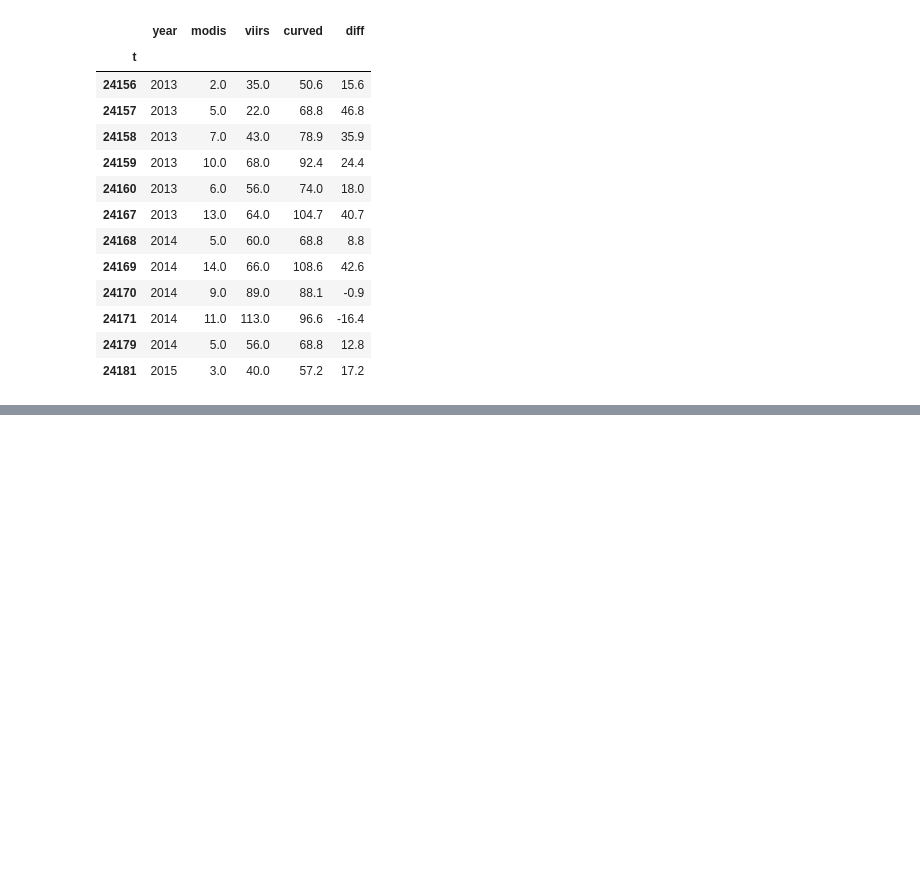
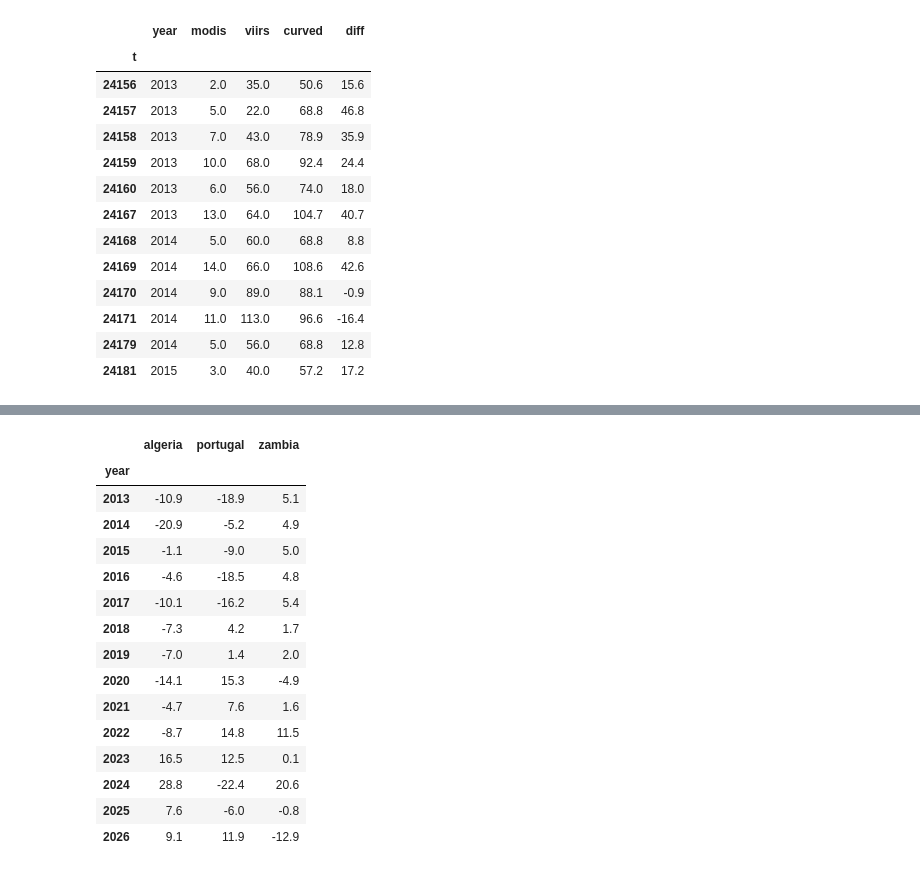
Before and after one commit to BEramZZZ/space-apps-fire, a Jupyter notebook: notebooks/training.ipynb, the cells around one changed output, grey strips where cells are left out. Cells and saved outputs as stored; diff of their text form; code cells hidden in the pictures; blank space fills up the shorter version.

```diff
--- a/notebooks/training.ipynb
+++ b/notebooks/training.ipynb
@@ -373,0 +518,14 @@ display(q.round(1))
+# %%
+RAW = Path("../data/raw") / REGION
+for f in ["modis_archive.csv", "modis_nrt.csv", "viirs_archive.csv", "viirs_nrt.csv"]:
+    p = RAW / f
+    if not p.exists():
+        print(f, "missing"); continue
+    head = pd.read_csv(p, nrows=3)
+    n, yrs = 0, {}
+    for ch in pd.read_csv(p, usecols=["acq_date"], chunksize=500_000):
+        n += len(ch)
+        for y, c in ch.acq_date.str[:4].value_counts().items():
+            yrs[y] = yrs.get(y, 0) + c
+    print(f"\n{f}: {n:,} rows | columns: {list(head.columns)}")
+    print({y: yrs[y] for y in sorted(yrs)})
@@ -373,0 +559,68 @@ display(q.round(1))
+# %%
+def region_tot(region):
+    m = prep(pd.read_parquet(PROC / f"{region}_grid_m.parquet"), "modis").groupby(level="t").sum()
+    v = prep(pd.read_parquet(PROC / f"{region}_grid_v.parquet"), "viirs").groupby(level="t").sum()
+    t = pd.DataFrame({"modis": m, "viirs": v}).reindex(range(T0, T1 + 1)).fillna(0)
+    return t.drop(index=out_t, errors="ignore") if region == "algeria" else t
+
+R = {r: region_tot(r) for r in ("algeria", "portugal", "zambia")}
+
+# (1) does the yearly bias pattern repeat across regions? (straight fit on each region's 2016+)
+yb_r = {}
+for r, t in R.items():
+    p = fit_loglog_smear(t[t.index // 12 >= TRAIN_FROM])
+    a = t[t.viirs > 0].copy(); a["year"] = a.index // 12
+    a["pred"] = pred_loglog_smear(p, a.modis)
+    yb_r[r] = 100 * (a.groupby("year").pred.sum() / a.groupby("year").viirs.sum() - 1)
+yb_r = pd.DataFrame(yb_r)
+display(yb_r.round(1))
+print("correlation of yearly bias between regions:"); display(yb_r.corr().round(2))
+
+# (2) predict Algeria's hidden 2013-2015 totals three ways (log-log, no smearing, for a fair comparison)
+def design(t, region):
+    x = np.log(t.modis + 1).to_numpy()
+    onehot = np.column_stack([(region == r) * 1.0 for r in R])
+    return x, onehot
+rows = {}
+tr_parts = {r: t[(t.index // 12 >= TRAIN_FROM) & (t.viirs > 0)] for r, t in R.items()}
+te_alg = R["algeria"][(R["algeria"].index // 12 <= 2015) & (R["algeria"].viirs > 0)]
+y_te = te_alg.viirs.to_numpy()
+
+def score(pred):
+    return {"median monthly err (%)": 100 * np.median(np.abs(y_te - pred) / y_te),
+            "total bias (%)": 100 * (pred.sum() / y_te.sum() - 1)}
+
+# a) Algeria only
+x, y = np.log(tr_parts["algeria"].modis + 1), np.log(tr_parts["algeria"].viirs + 1)
+b, a = np.polyfit(x, y, 1)
+rows["Algeria only"] = score(np.exp(a + b * np.log(te_alg.modis + 1)) - 1)
+
+# b) all regions pooled, one line
+X = np.concatenate([np.log(t.modis + 1) for t in tr_parts.values()])
+Y = np.concatenate([np.log(t.viirs + 1) for t in tr_parts.values()])
+b, a = np.polyfit(X, Y, 1)
+rows["pooled, no region term"] = score(np.exp(a + b * np.log(te_alg.modis + 1)) - 1)
+
+# c) all regions pooled, shared slope, one intercept per region
+names = list(R)
+A = np.column_stack([np.concatenate([np.full(len(t), r == n) for r, t in tr_parts.items()]) * 1.0 for n in names] + [X])
+coef = np.linalg.lstsq(A, Y, rcond=None)[0]
+rows["pooled, region intercepts"] = score(np.exp(coef[names.index("algeria")] + coef[-1] * np.log(te_alg.modis + 1)) - 1)
+display(pd.DataFrame(rows).round(1))
+# %% [output]
+|  | algeria | portugal | zambia |
+| year |  |  |  |
+| 2013 | -10.9 | -18.9 | 5.1 |
+| 2014 | -20.9 | -5.2 | 4.9 |
+| 2015 | -1.1 | -9.0 | 5.0 |
+| 2016 | -4.6 | -18.5 | 4.8 |
+| 2017 | -10.1 | -16.2 | 5.4 |
+| 2018 | -7.3 | 4.2 | 1.7 |
+| 2019 | -7.0 | 1.4 | 2.0 |
+| 2020 | -14.1 | 15.3 | -4.9 |
+| 2021 | -4.7 | 7.6 | 1.6 |
+| 2022 | -8.7 | 14.8 | 11.5 |
+| 2023 | 16.5 | 12.5 | 0.1 |
+| 2024 | 28.8 | -22.4 | 20.6 |
+| 2025 | 7.6 | -6.0 | -0.8 |
+| 2026 | 9.1 | 11.9 | -12.9 |
```
Also changed, not shown: parts of 15 cells of this notebook.
